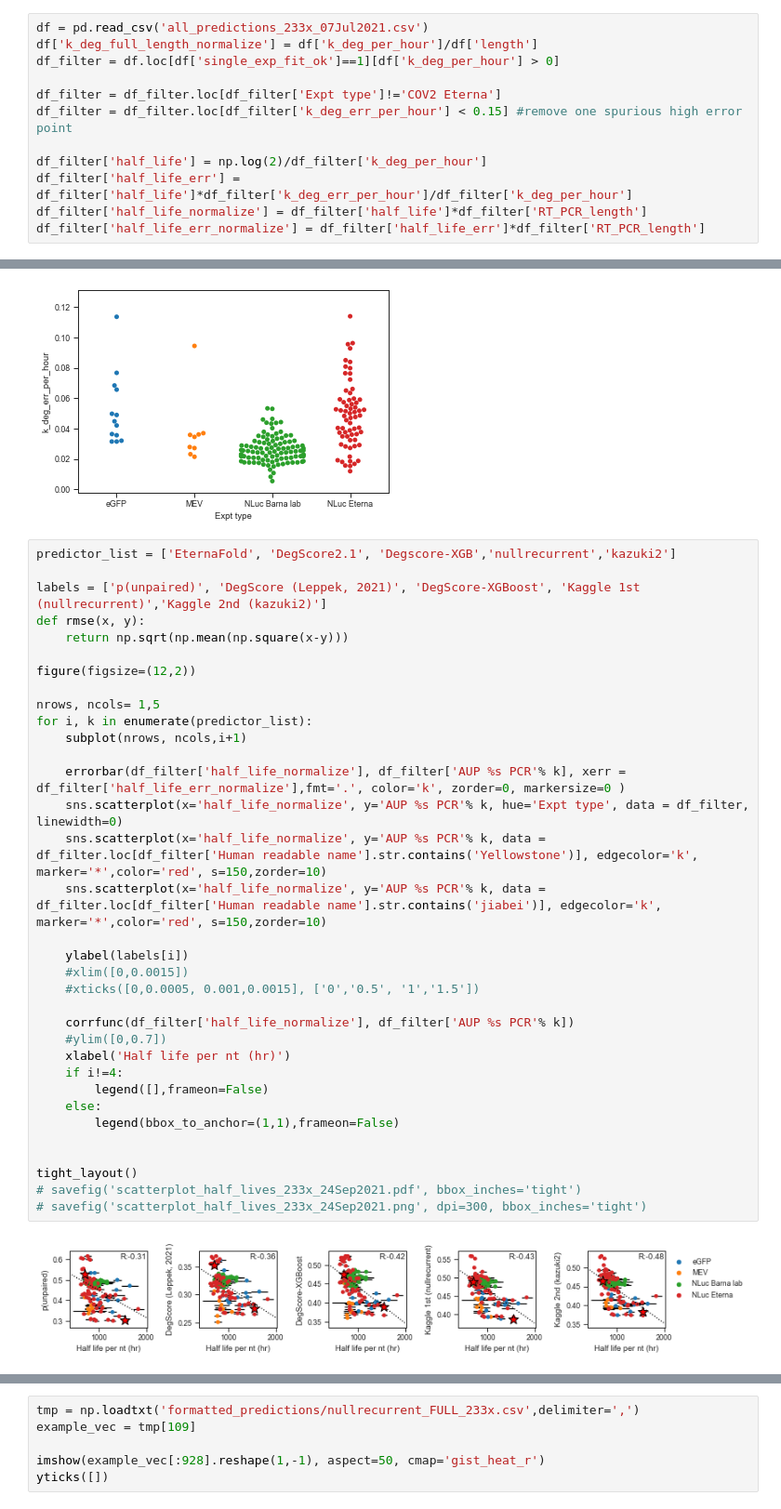
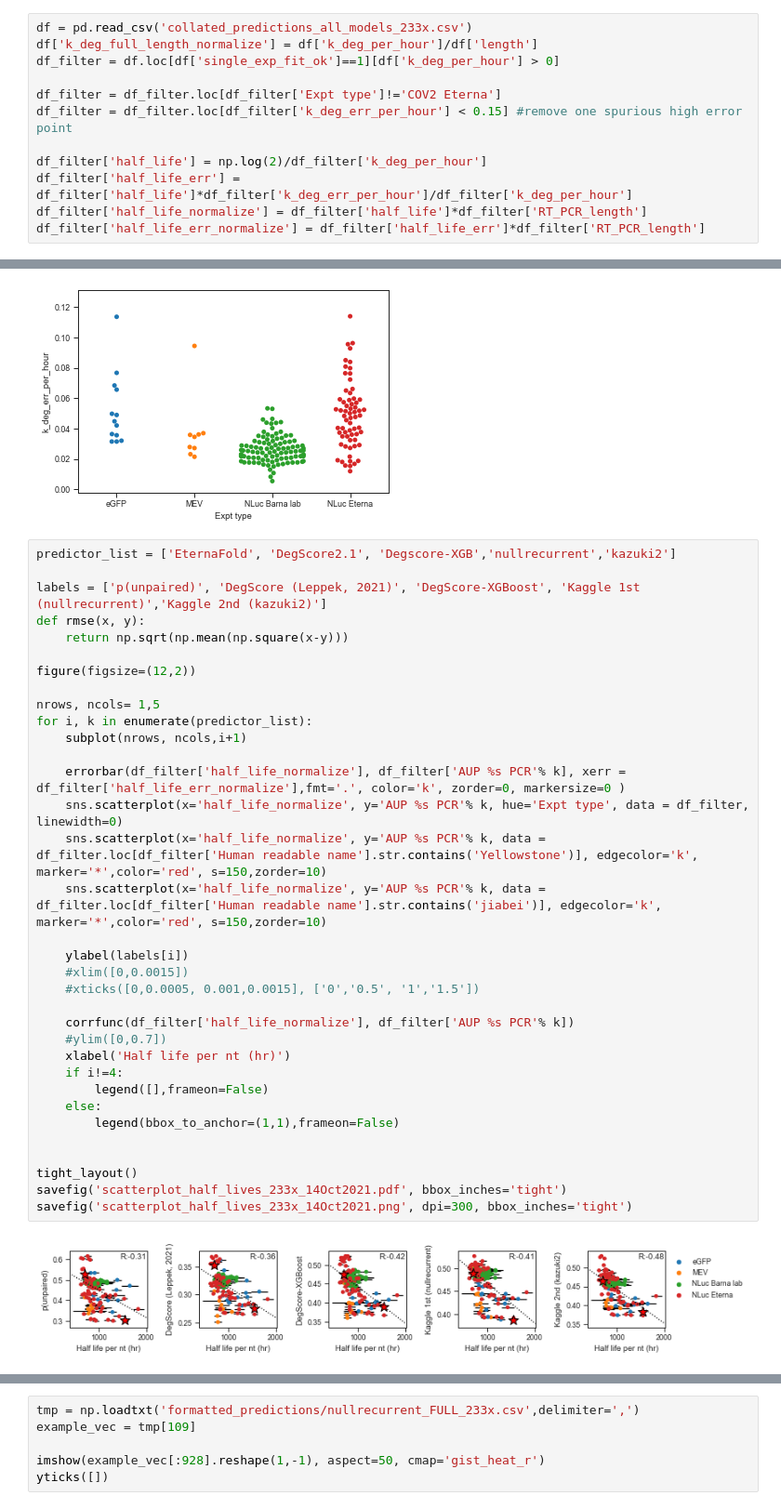
Before and after one commit to DasLab/KaggleOpenVaccine, a Jupyter notebook: data/mRNA_233x_data/RegenerateFigure5.ipynb, the cells around one changed output, grey strips where cells are left out. Shown: that part at 93% size. Saved outputs shown, nothing was run; the diff lists cells and outputs as text.

```diff
--- a/data/mRNA_233x_data/RegenerateFigure5.ipynb
+++ b/data/mRNA_233x_data/RegenerateFigure5.ipynb
@@ -29,7 +29,7 @@ def corrfunc(x,y, ax=None, **kws):
 # %% [output]
 Populating the interactive namespace from numpy and matplotlib
 # %%
-df = pd.read_csv('all_predictions_233x_07Jul2021.csv')
+df = pd.read_csv('collated_predictions_all_models_233x.csv')
 df['k_deg_full_length_normalize'] = df['k_deg_per_hour']/df['length']
 df_filter = df.loc[df['single_exp_fit_ok']==1][df['k_deg_per_hour'] > 0]
 
@@ -51,33 +51,33 @@ predictor_list = ['EternaFold', 'DegScore2.1', 'Degscore-XGB','nullrecurrent','k
 labels = ['p(unpaired)', 'DegScore (Leppek, 2021)', 'DegScore-XGBoost', 'Kaggle 1st (nullrecurrent)','Kaggle 2nd (kazuki2)']
 def rmse(x, y):
     return np.sqrt(np.mean(np.square(x-y)))
 
 figure(figsize=(12,2))
 
 nrows, ncols= 1,5
 for i, k in enumerate(predictor_list):
     subplot(nrows, ncols,i+1)
 
     errorbar(df_filter['half_life_normalize'], df_filter['AUP %s PCR'% k], xerr = df_filter['half_life_err_normalize'],fmt='.', color='k', zorder=0, markersize=0 )
     sns.scatterplot(x='half_life_normalize', y='AUP %s PCR'% k, hue='Expt type', data = df_filter, linewidth=0)
     sns.scatterplot(x='half_life_normalize', y='AUP %s PCR'% k, data = df_filter.loc[df_filter['Human readable name'].str.contains('Yellowstone')], edgecolor='k', marker='*',color='red', s=150,zorder=10)
     sns.scatterplot(x='half_life_normalize', y='AUP %s PCR'% k, data = df_filter.loc[df_filter['Human readable name'].str.contains('jiabei')], edgecolor='k', marker='*',color='red', s=150,zorder=10)
 
     ylabel(labels[i])
     #xlim([0,0.0015])
     #xticks([0,0.0005, 0.001,0.0015], ['0','0.5', '1','1.5'])
 
     corrfunc(df_filter['half_life_normalize'], df_filter['AUP %s PCR'% k])
     #ylim([0,0.7])
     xlabel('Half life per nt (hr)')
     if i!=4:
         legend([],frameon=False)
     else:
         legend(bbox_to_anchor=(1,1),frameon=False)
 
 
 tight_layout()
-# savefig('scatterplot_half_lives_233x_24Sep2021.pdf', bbox_inches='tight')
-# savefig('scatterplot_half_lives_233x_24Sep2021.png', dpi=300, bbox_inches='tight')
+savefig('scatterplot_half_lives_233x_14Oct2021.pdf', bbox_inches='tight')
+savefig('scatterplot_half_lives_233x_14Oct2021.png', dpi=300, bbox_inches='tight')
 # %% [output]
-[figure, old version]
+[figure, new version]
```
Also changed, not shown: parts of 1 cell of this notebook, 25 other files.
